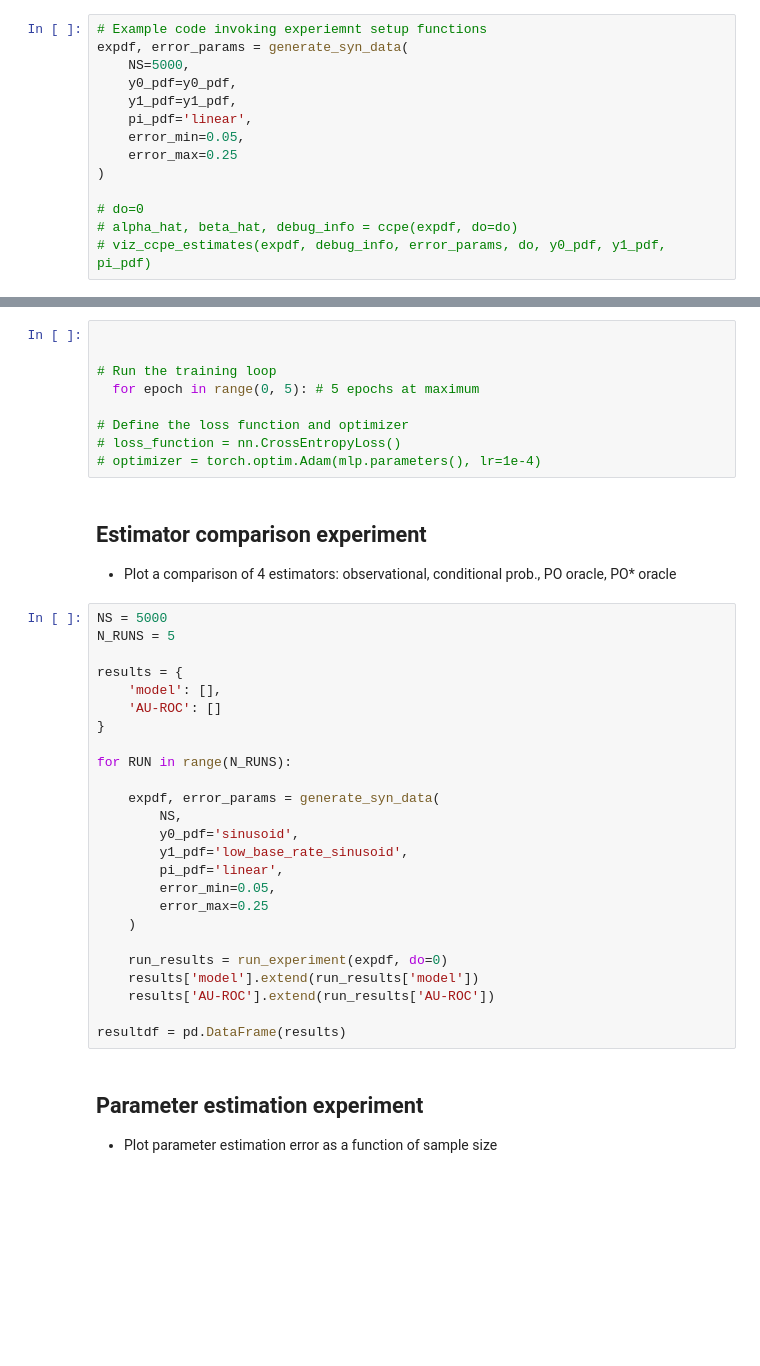
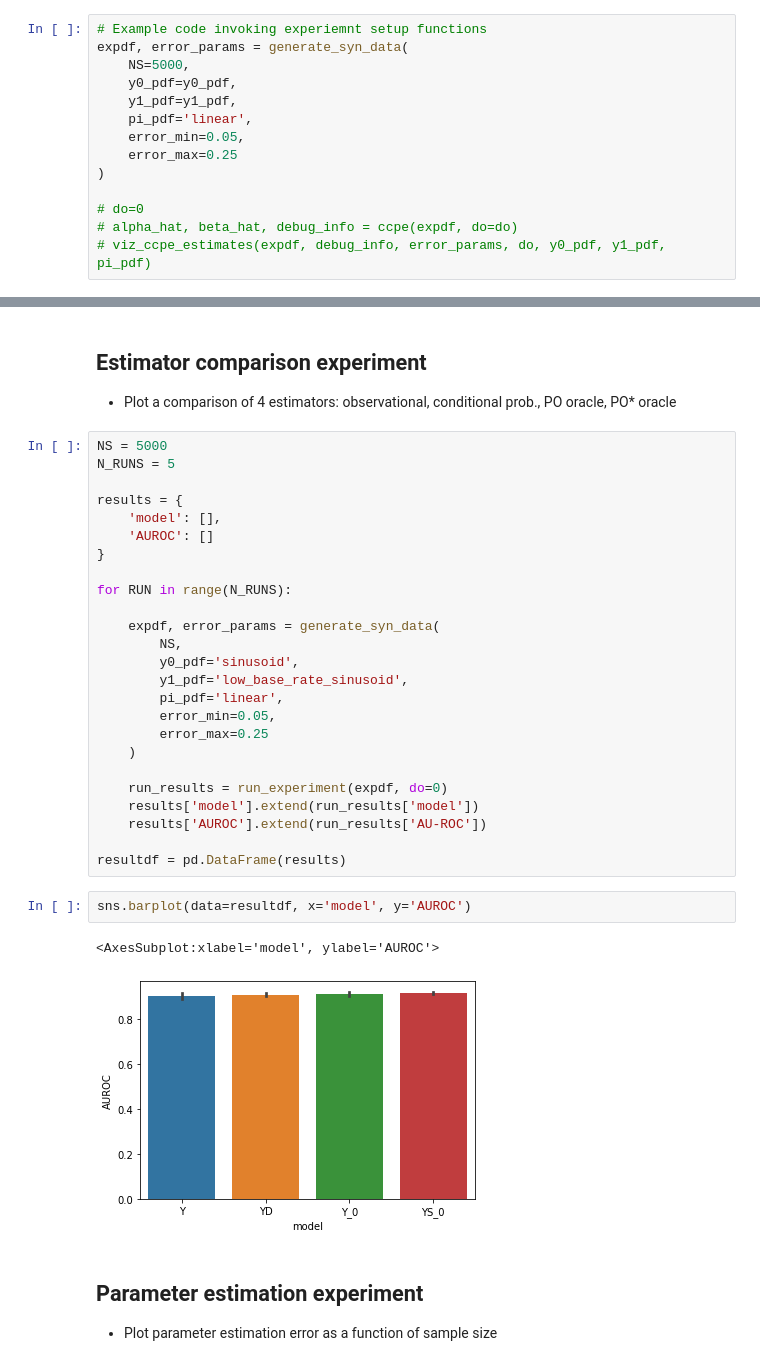
Before and after one commit to lguerdan/counterfactual-decision-support, a Jupyter notebook: simulation_exps.ipynb, the cells around one changed output, grey strips where cells are left out. Drawn from its saved outputs; the diff is of its cells as text; blank space fills up the shorter version.

```diff
--- a/simulation_exps.ipynb
+++ b/simulation_exps.ipynb
@@ -126,12 +38,3 @@ NameError: name 'trainloader' is not defined
-# %%
-
-
-# Run the training loop
-  for epoch in range(0, 5): # 5 epochs at maximum
-
-# Define the loss function and optimizer
-# loss_function = nn.CrossEntropyLoss()
-# optimizer = torch.optim.Adam(mlp.parameters(), lr=1e-4)
 # %% [markdown]
 ## Estimator comparison experiment
 - Plot a comparison of 4 estimators: observational, conditional prob., PO oracle, PO* oracle
@@ -141,7 +44,7 @@ N_RUNS = 5
 
 results = {
     'model': [],
-    'AU-ROC': []
+    'AUROC': []
 }
 
 for RUN in range(N_RUNS):
@@ -157,9 +60,14 @@ for RUN in range(N_RUNS):
 
     run_results = run_experiment(expdf, do=0)
     results['model'].extend(run_results['model'])
-    results['AU-ROC'].extend(run_results['AU-ROC'])
+    results['AUROC'].extend(run_results['AU-ROC'])
 
 resultdf = pd.DataFrame(results)
+# %%
+sns.barplot(data=resultdf, x='model', y='AUROC')
+# %% [output]
+<AxesSubplot:xlabel='model', ylabel='AUROC'>
+[figure, added]
 # %% [markdown]
 ##  Parameter estimation experiment
 - Plot parameter estimation error as a function of sample size
```
Also changed, not shown: parts of 4 cells of this notebook, 6 other files.
